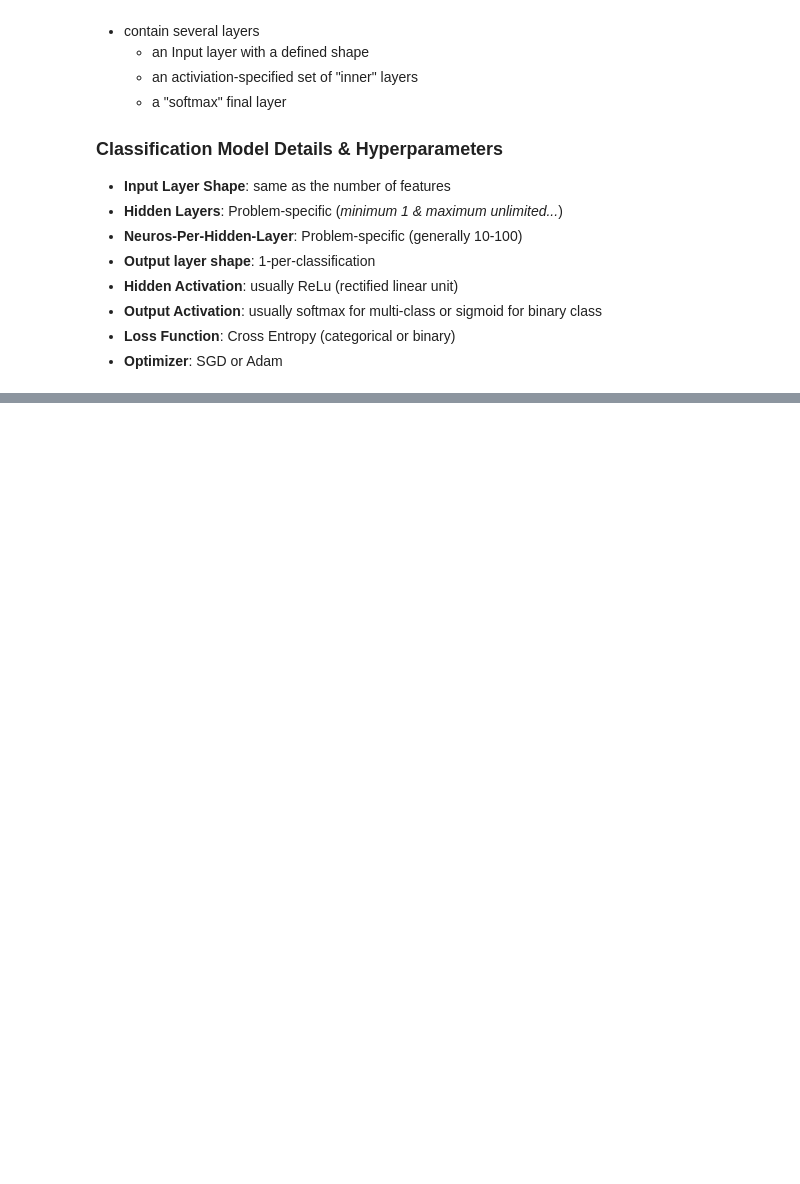
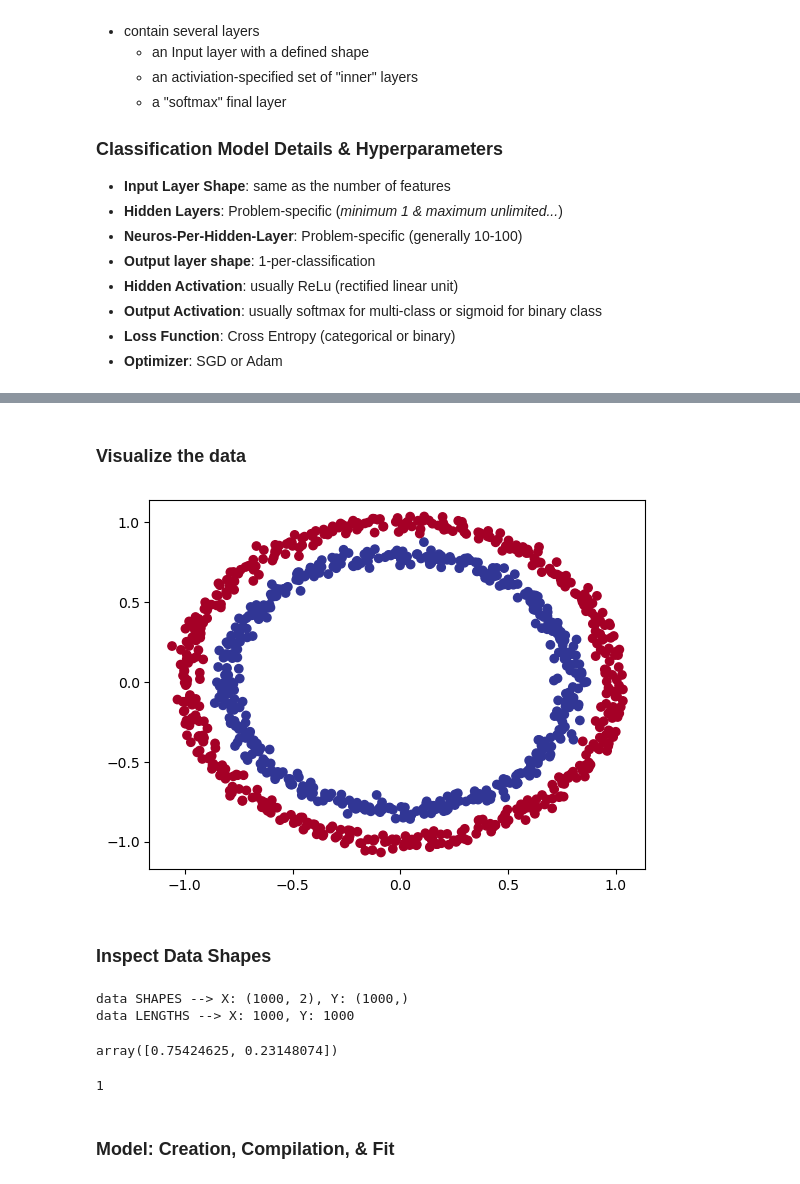
Before and after one commit to imagineLife/next-big-site, a Jupyter notebook: public/notebooks/classification-intro.ipynb, the cells around one changed output, grey strips where cells are left out. Cells and saved outputs as stored; diff of their text form; code cells hidden in the pictures; blank space fills up the shorter version.

```diff
--- a/public/notebooks/classification-intro.ipynb
+++ b/public/notebooks/classification-intro.ipynb
@@ -53,0 +57,20 @@ A Classification model could...
+# %%
+import tensorflow as tf
+from sklearn.datasets import make_circles
+import pandas as pd
+import matplotlib.pyplot as plt
+import numpy as np
+
+# make_circles:
+# A simple toy dataset to visualize clustering and classification algorithms.
+# returns X as array of numbers
+# returns y as binary classification options
+
+# how much data
+sampleCount = 1000
+X, y = make_circles(sampleCount, noise=0.03, random_state=42)
+
+
+# convert to pd datafram
+circles = pd.DataFrame({"X0":X[:, 0], "X1":X[:, 1], "label":y})
+circles.head()
@@ -53,0 +84,24 @@ A Classification model could...
+# %% [markdown]
+### Visualize the data
+# %%
+plt.scatter(X[:, 0], X[:, 1], c=y, cmap=plt.cm.RdYlBu);
+# %% [output]
+[figure, added]
+# %% [markdown]
+### Inspect Data Shapes
+# %%
+print(f'data SHAPES --> X: {X.shape}, Y: {y.shape}')
+print(f'data LENGTHS --> X: {len(X)}, Y: {len(y)}')
+# %% [output]
+data SHAPES --> X: (1000, 2), Y: (1000,)
+data LENGTHS --> X: 1000, Y: 1000
+# %%
+X[0]
+# %% [output]
+array([0.75424625, 0.23148074])
+# %%
+y[0]
+# %% [output]
+1
+# %% [markdown]
+### Model: Creation, Compilation, & Fit
```
Also changed, not shown: parts of 21 cells of this notebook.
